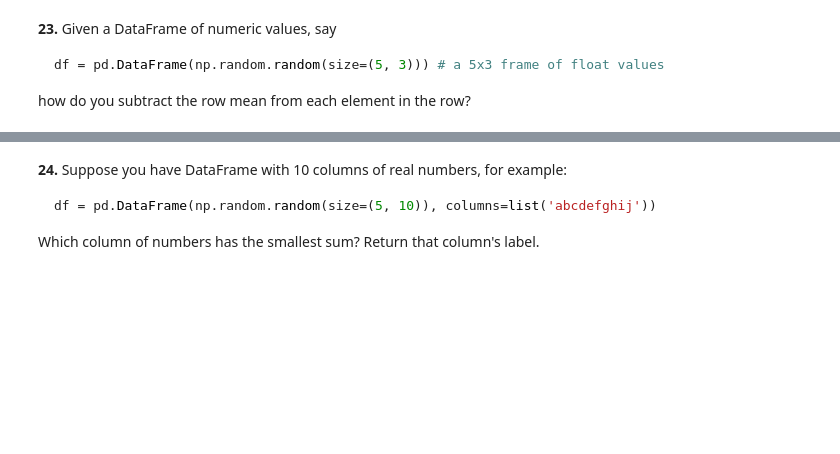
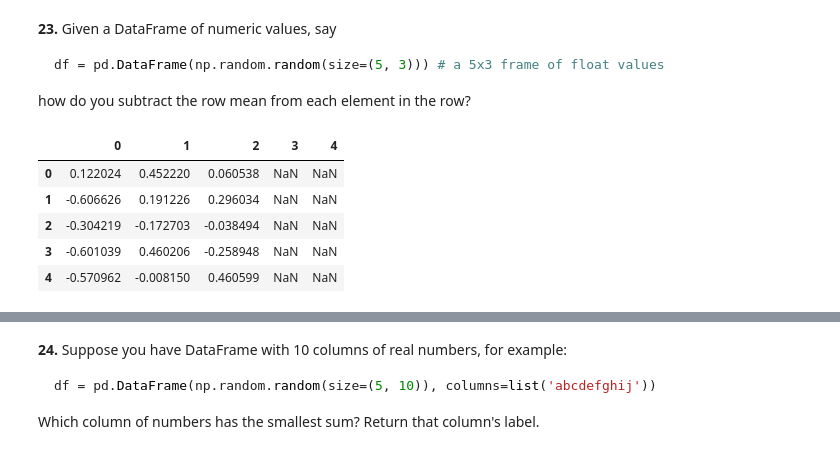
Before and after one commit to Gitfauzi/100PandasPuzzles, a Jupyter notebook: 100-pandas-puzzles.ipynb, the cells around one changed output, grey strips where cells are left out. Cells and saved outputs as stored; diff of their text form; code cells hidden in the pictures; blank space fills up the shorter version.

````diff
--- a/100-pandas-puzzles.ipynb
+++ b/100-pandas-puzzles.ipynb
@@ -298,3 +361,14 @@ df = pd.DataFrame(np.random.random(size=(5, 3))) # a 5x3 frame of float values
 ```
 
 how do you subtract the row mean from each element in the row?
+# %%
+df = pd.DataFrame(np.random.random(size = (5,3)))
+df = df - df.mean(axis = 1) # axis = 0 for vertical (across row - cutting row) and axis = 1 for horizontal (across col - cutting col)
+df
+# %% [output]
+|  | 0 | 1 | 2 | 3 | 4 |
+| 0 | 0.122024 | 0.452220 | 0.060538 | NaN | NaN |
+| 1 | -0.606626 | 0.191226 | 0.296034 | NaN | NaN |
+| 2 | -0.304219 | -0.172703 | -0.038494 | NaN | NaN |
+| 3 | -0.601039 | 0.460206 | -0.258948 | NaN | NaN |
+| 4 | -0.570962 | -0.008150 | 0.460599 | NaN | NaN |
````
Also changed, not shown: parts of 14 cells of this notebook.
